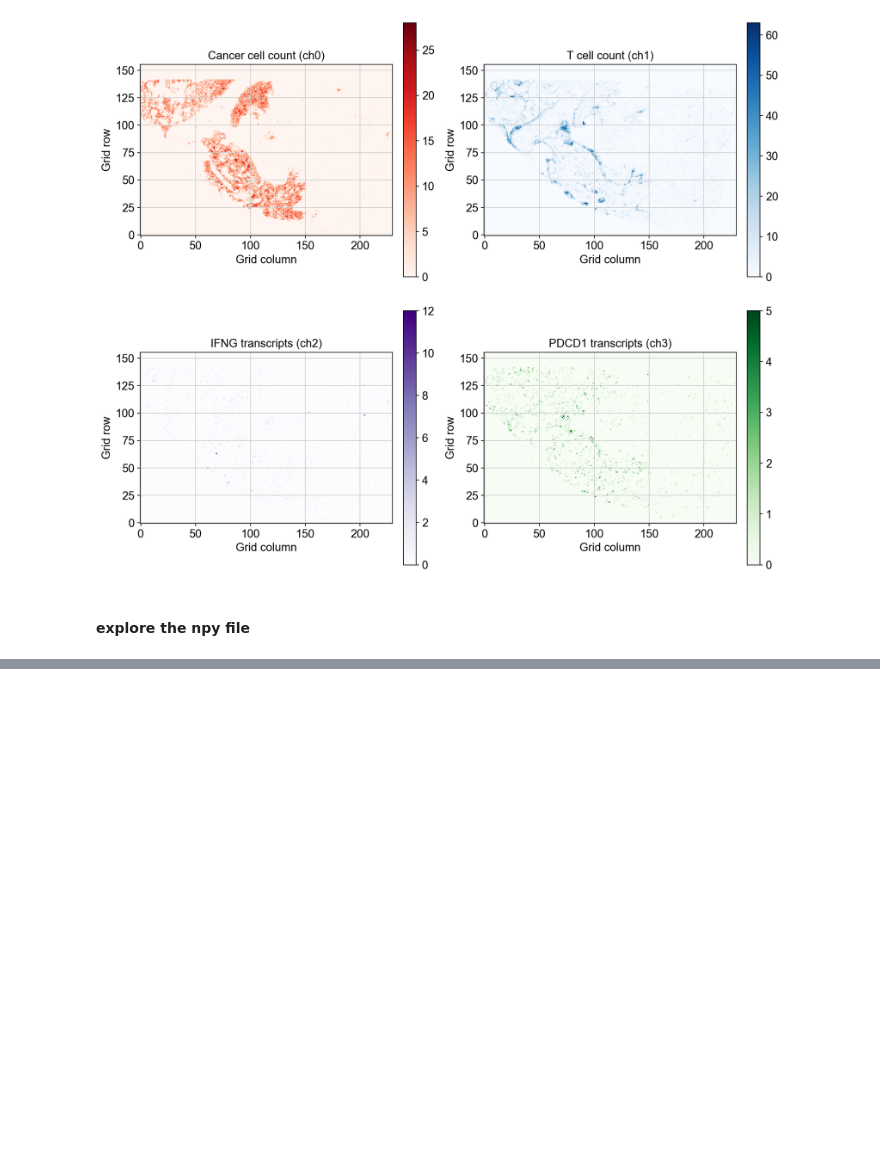
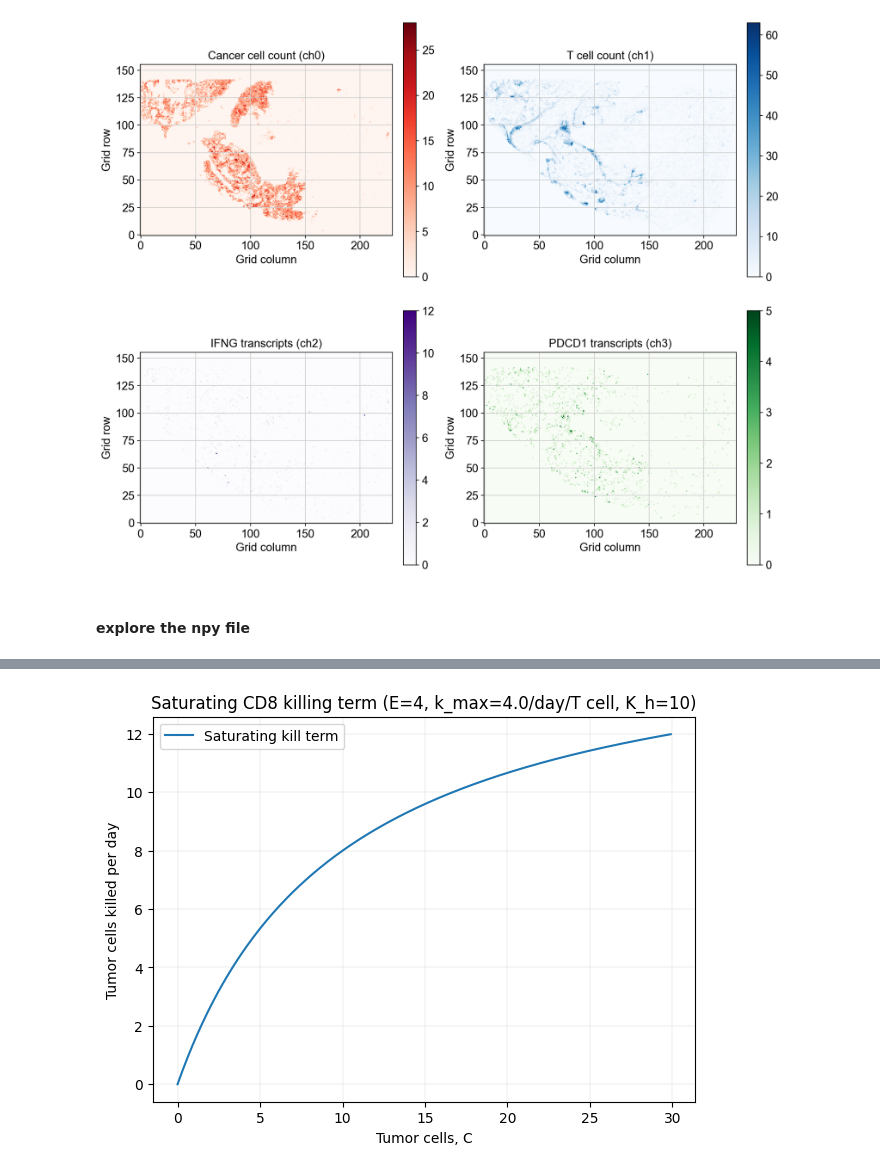
Before and after one commit to james-bole-pan/cancer-immune-simulations, a Jupyter notebook: data_preprocessing_notebooks/notebook_preprocessing_xenium5k_luad.ipynb, the cells around one changed output, grey strips where cells are left out. Saved outputs shown, nothing was run; the diff lists cells and outputs as text; code cells hidden in the pictures; blank space fills up the shorter version.

```diff
--- a/data_preprocessing_notebooks/notebook_preprocessing_xenium5k_luad.ipynb
+++ b/data_preprocessing_notebooks/notebook_preprocessing_xenium5k_luad.ipynb
@@ -217,0 +289,37 @@ pd.DataFrame([meta]).to_csv("../data/xenium5k_luad_5ch_grid50um_meta.csv", index
+# %%
+import numpy as np
+import matplotlib.pyplot as plt
+
+def visualize_cd8_killing_saturation(E=4, k_max=4.0, Cmin=0, Cmax=30, K_h=10, n=300):
+    """
+    Visualize the saturating CD8 T-cell killing term for tumor cells.
+
+    Parameters
+    ----------
+    E : float
+        Number (or density) of T cells.
+    k_max : float
+        Max kills per T cell per day (e.g., 4/day).
+    K_h : float
+        Half-saturation constant for tumor cells (C where per-T-cell kill = k_max/2).
+    Cmin, Cmax : float
+        Range of tumor cell counts to visualize.
+    n : int
+        Number of points in the C grid.
+    """
+    C = np.arange(Cmin, Cmax, (Cmax - Cmin) / n)
+    kill_saturating = (k_max * E * C) / (C + K_h)
+
+    plt.figure(figsize=(7,5))
+    plt.plot(C, kill_saturating, label="Saturating kill term")
+    plt.xlabel("Tumor cells, C")
+    plt.ylabel("Tumor cells killed per day")
+    plt.title(f"Saturating CD8 killing term (E={E}, k_max={k_max}/day/T cell, K_h={K_h})")
+    plt.legend()
+    plt.grid(True, which="both", linewidth=0.3, alpha=0.5)
+    plt.show()
+
+# Example visualization
+visualize_cd8_killing_saturation()
+# %% [output]
+[figure, added]
```
Also changed, not shown: parts of 8 cells of this notebook.
